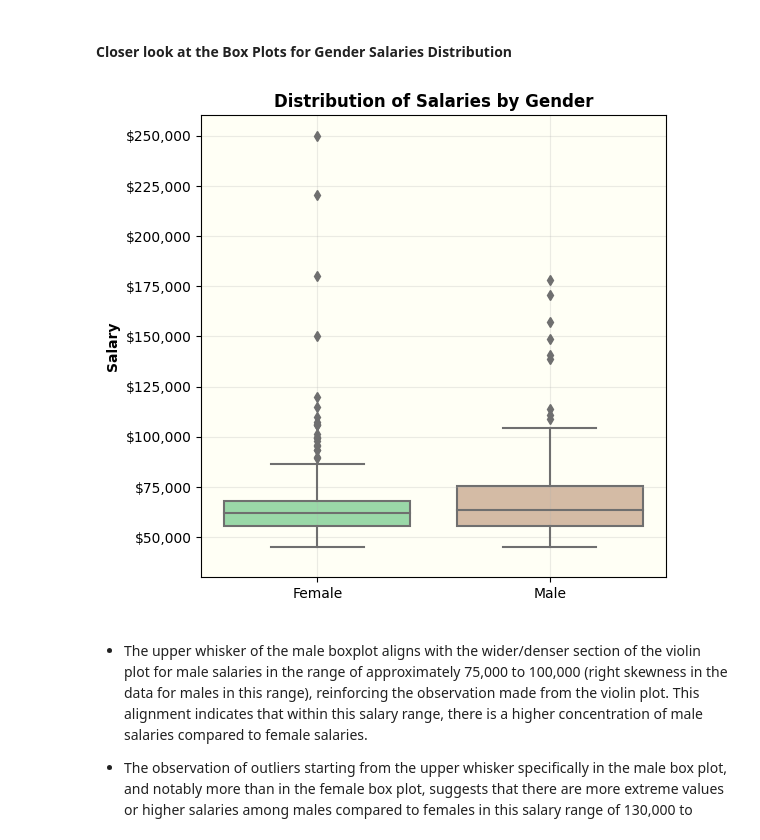
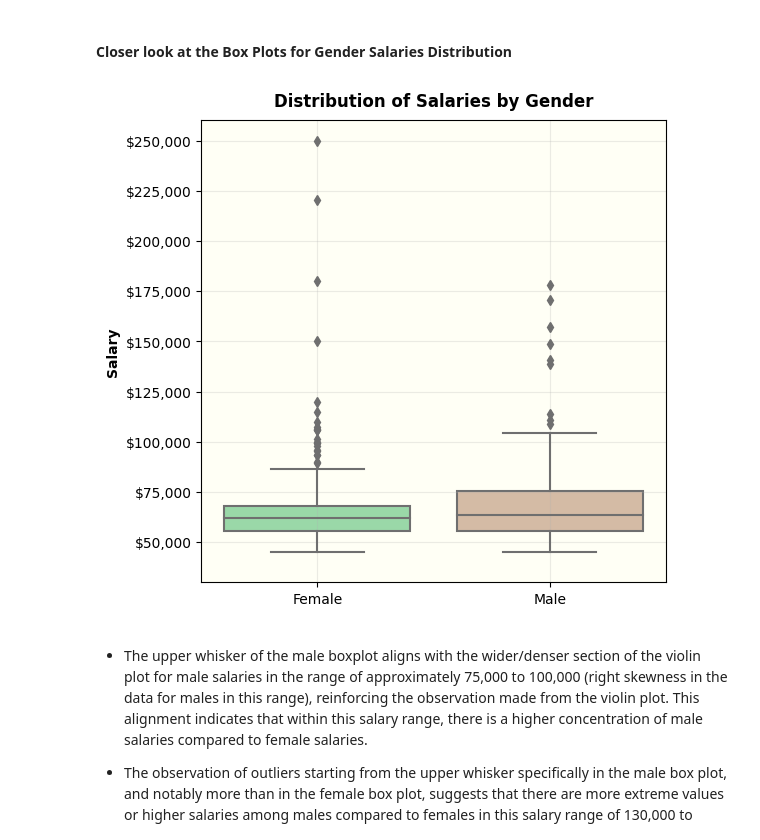
Before and after one commit to DanPkg/HR-Analytics-Insights-Project, a Jupyter notebook: human-resources-dataset-analysis-and-insights.ipynb, the cells around one changed output. Saved outputs shown, nothing was run; the diff lists cells and outputs as text; code cells hidden in the pictures.

```diff
--- a/human-resources-dataset-analysis-and-insights.ipynb
+++ b/human-resources-dataset-analysis-and-insights.ipynb
@@ -1332,47 +1302,42 @@ The violin plot shows that male salaries tend to have a limit around approx. 190
 # %% [markdown]
 #### Closer look at the Box Plots for Gender Salaries Distribution
 # %%
-# Filter the DataFrame by gender.
-female_salaries = df[df['Sex'].str.strip() == 'F']['Salary']
-male_salaries = df[df['Sex'].str.strip() == 'M']['Salary']
-
 # Generate a pastel color palette with 6 colors to choose 2 from.
 pastel_colors = generate_pastel_palette(6)
 
 # Concatenate the data for plotting
 combined_salaries = pd.concat([female_salaries, male_salaries], axis=1)
 combined_salaries.columns = ['Female', 'Male']  # Rename columns for clarity
 
-# Set the background color of the chart
+# Plot figure.
 plt.figure(figsize=(6,6))
 
 # Create the box plot for combined salaries
-ax = sns.boxplot(data=combined_salaries,
-            palette=[pastel_colors[2], pastel_colors[5]])
+ax = sns.boxplot(data=combined_salaries, palette=[pastel_colors[2], pastel_colors[5]])
 
-ax.set_facecolor(chart_bg_color)
+ax.set_facecolor(chart_bg_color) # Set chart background colour.
 
 # Format the tick values y as a string with dollar sign, comma separator, and zero decimal places.
 yticks = np.arange(0, max_ytick + 1, 25000)
 ytick_labels = ['${:,.0f}'.format(y) for y in yticks]
 
 # Set yticks and yticklabels
 ax.set_yticks(yticks)
 ax.set_yticklabels(ytick_labels)
 
 # Set y-axis limit to start around $30,000
 ax.set_ylim(bottom=30000)
 
 # Set the title and labels
-plt.title('Distribution of Salaries by Gender', fontweight='bold')
+plt.title('Distribution of Salaries by Gender', **title_label_params)
 plt.ylabel('Salary', fontweight='bold')
 plt.xlabel('')
 plt.grid(True,alpha=0.25)
 
 # Show the plot
 plt.show()
 # %% [output]
-[figure, old version]
+[figure, new version]
 # %% [markdown]
 * The upper whisker of the male boxplot aligns with the wider/denser section of the violin plot for male salaries in the range of approximately 75,000 to 100,000 (right skewness in the data for males in this range), reinforcing the observation made from the violin plot. This alignment indicates that within this salary range, there is a higher concentration of male salaries compared to female salaries.
 
```
Also changed, not shown: parts of 11 cells of this notebook.
